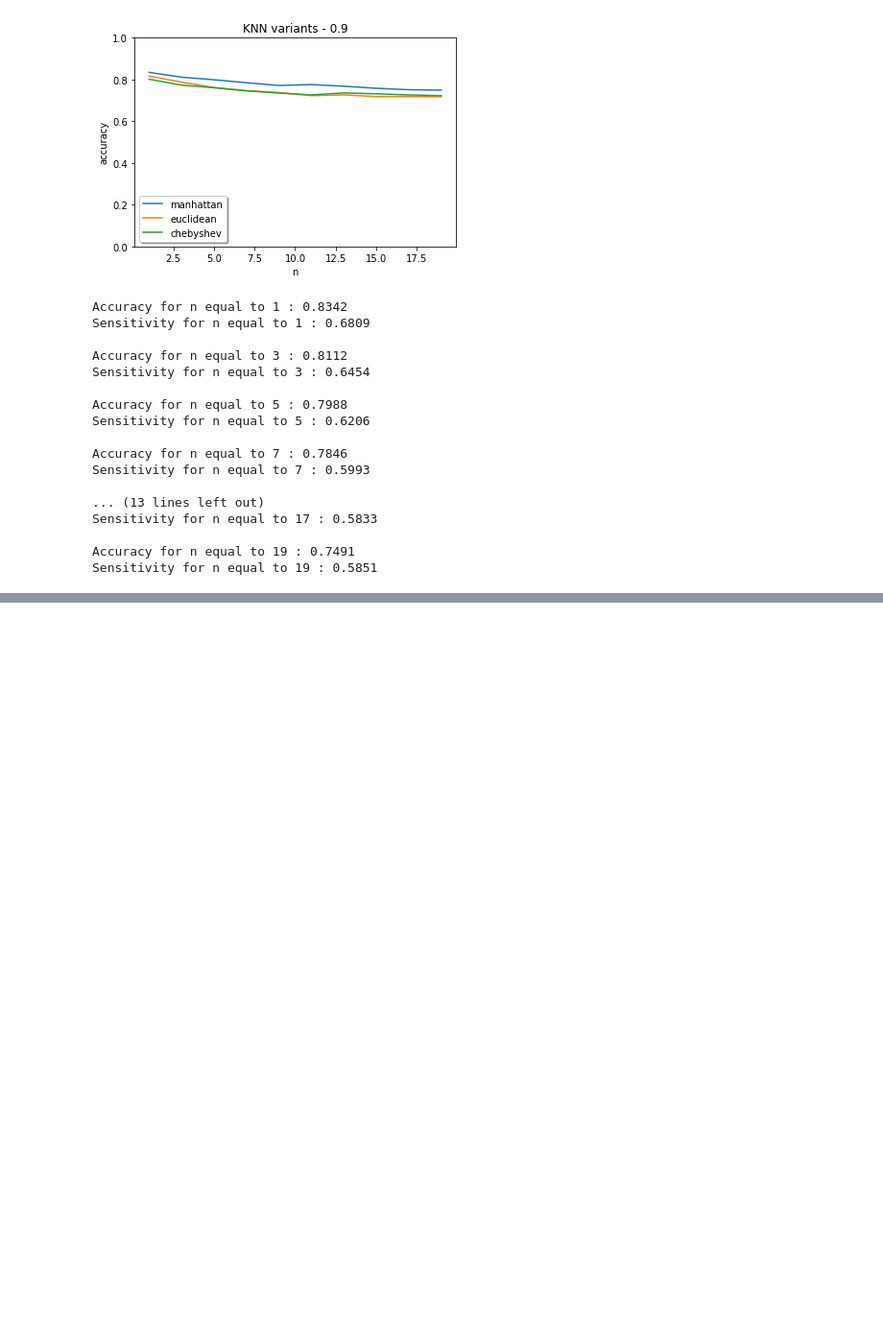
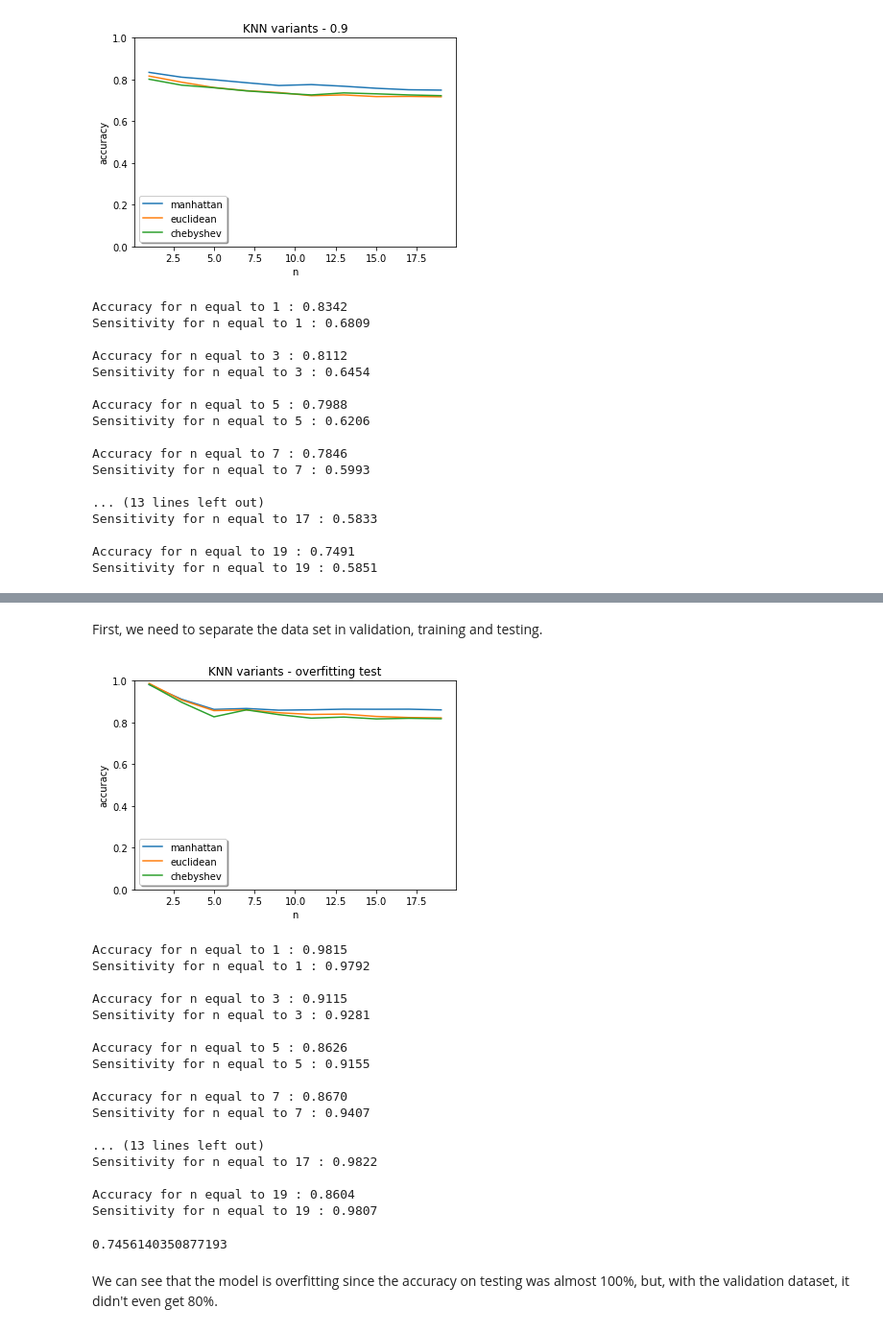
Before and after one commit to RenanNunes/Data_Science_Project_IST, a Jupyter notebook: parkinson_diasease/03_Naive_Bayes_and_KNN.ipynb, the cells around one changed output, grey strips where cells are left out. Shown at 96% size. Saved outputs shown, nothing was run; the diff lists cells and outputs as text; code cells hidden in the pictures; blank space fills up the shorter version.

Commit message:
Overfitting test for the case of not getting the patient records mean

```diff
--- a/parkinson_diasease/03_Naive_Bayes_and_KNN.ipynb
+++ b/parkinson_diasease/03_Naive_Bayes_and_KNN.ipynb
@@ -213,0 +228,64 @@ Sensitivity for n equal to 19 : 0.5851
+# %% [markdown]
+First, we need to separate the data set in validation, training and testing.
+# %%
+no_smote = all_data.iloc[:756]
+y_all_n: np.ndarray = no_smote.pop('class').values
+X_all_n: np.ndarray = no_smote.values
+labels_all_n = pd.unique(y_all_n)
+smoted = all_data.iloc[756:]
+y_all_s: np.ndarray = smoted.pop('class').values
+X_all_s: np.ndarray = smoted.values
+labels_all_s = pd.unique(y_all_s)
+# %%
+X_train_n, X_test_n, y_train_n, y_test_n = train_test_split(X_all_n[::3], y_all_n[::3], test_size=0.2, random_state=1)
+X_train_s, X_test_s, y_train_s, y_test_s = train_test_split(X_all_s, y_all_s, test_size=0.2, random_state=1)
+
+X_train_n, X_val_n, y_train_n, y_val_n = train_test_split(X_train_n, y_train_n, test_size=0.25, random_state=1)
+X_train_s, X_val_s, y_train_s, y_val_s = train_test_split(X_train_s, y_train_s, test_size=0.25, random_state=1)
+# %%
+ids_train = np.append(X_train_n[:,0], X_train_s[:,0])
+ids_test = np.append(X_test_n[:,0], X_test_s[:,0])
+ids_val = np.append(X_val_n[:,0], X_val_s[:,0])
+# %%
+# train = all_data[all_data['id'].isin(ids_train)]
+# y_train: np.ndarray = train.pop('class').values
+# X_train: np.ndarray = train.values
+# test = all_data[all_data['id'].isin(ids_test)]
+# y_test: np.ndarray = test.pop('class').values
+# X_test: np.ndarray = test.values
+train_test = all_data[all_data['id'].isin(np.append(ids_train, ids_test))]
+y_over: np.ndarray = train_test.pop('class').values
+X_over: np.ndarray = train_test.values
+val = all_data[all_data['id'].isin(ids_val)]
+y_val: np.ndarray = val.pop('class').values
+X_val: np.ndarray = val.values
+# %%
+accuracy_over, sensitivity_over = analyzes.knn_analyzes(X_over, y_over, nvalues, dist, rskf, title_complement='- overfitting test')
+# %% [output]
+[figure, added]
+Accuracy for n equal to 1 : 0.9815
+Sensitivity for n equal to 1 : 0.9792
+
+Accuracy for n equal to 3 : 0.9115
+Sensitivity for n equal to 3 : 0.9281
+
+Accuracy for n equal to 5 : 0.8626
+Sensitivity for n equal to 5 : 0.9155
+
+Accuracy for n equal to 7 : 0.8670
+Sensitivity for n equal to 7 : 0.9407
+
+... (13 lines left out)
+Sensitivity for n equal to 17 : 0.9822
+
+Accuracy for n equal to 19 : 0.8604
+Sensitivity for n equal to 19 : 0.9807
+# %%
+knn = KNeighborsClassifier(n_neighbors=1)
+knn.fit(X_over, y_over)
+y_pred = knn.predict(X_val)
+print(metrics.accuracy_score(y_val, y_pred))
+# %% [output]
+0.7456140350877193
+# %% [markdown]
+We can see that the model is overfitting since the accuracy on testing was almost 100%, but, with the validation dataset, it didn't even get 80%.
```
Also changed, not shown: parts of 3 cells of this notebook, 4 other files.
